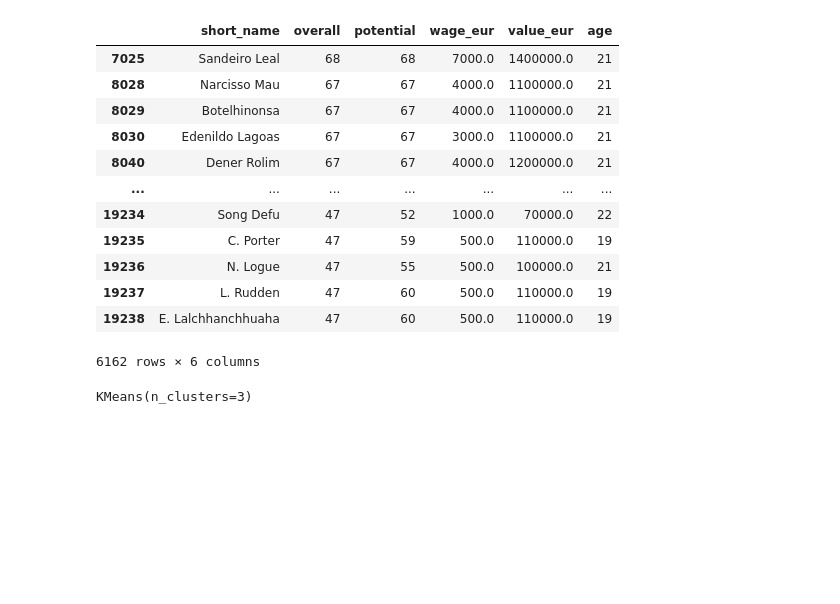
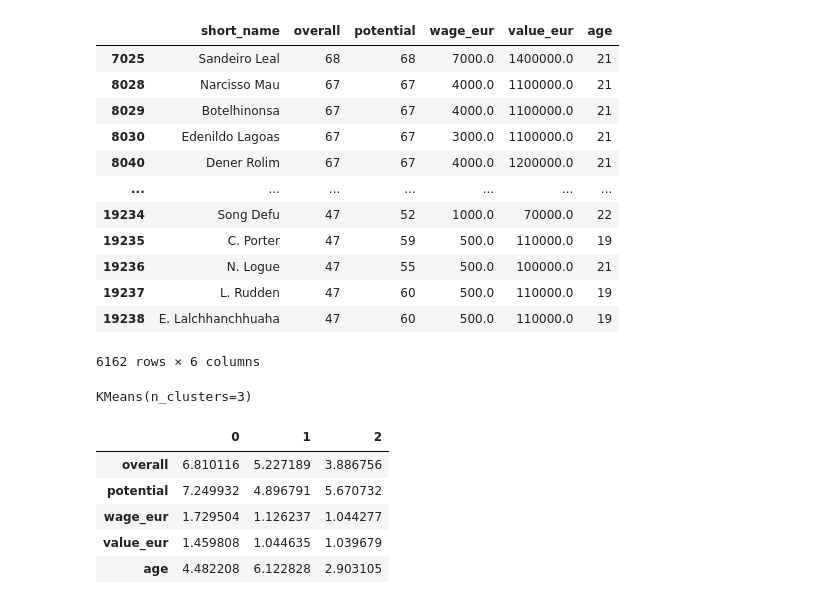
Before and after one commit to RajnishAdhikari/Customer-Lifetime-Value-and-RFM-Analysis, a Jupyter notebook: players_kmeans.ipynb, the cells around one changed output. Saved outputs shown, nothing was run; the diff lists cells and outputs as text; code cells hidden in the pictures; blank space fills up the shorter version.

```diff
--- a/players_kmeans.ipynb
+++ b/players_kmeans.ipynb
@@ -204,3 +204,12 @@ kmeans = KMeans(3)
 kmeans.fit(df)
 # %% [output]
 KMeans(n_clusters=3)
+# %%
+pd.DataFrame(kmeans.cluster_centers_, columns=features).T
+# %% [output]
+|  | 0 | 1 | 2 |
+| overall | 6.810116 | 5.227189 | 3.886756 |
+| potential | 7.249932 | 4.896791 | 5.670732 |
+| wage_eur | 1.729504 | 1.126237 | 1.044277 |
+| value_eur | 1.459808 | 1.044635 | 1.039679 |
+| age | 4.482208 | 6.122828 | 2.903105 |
```
